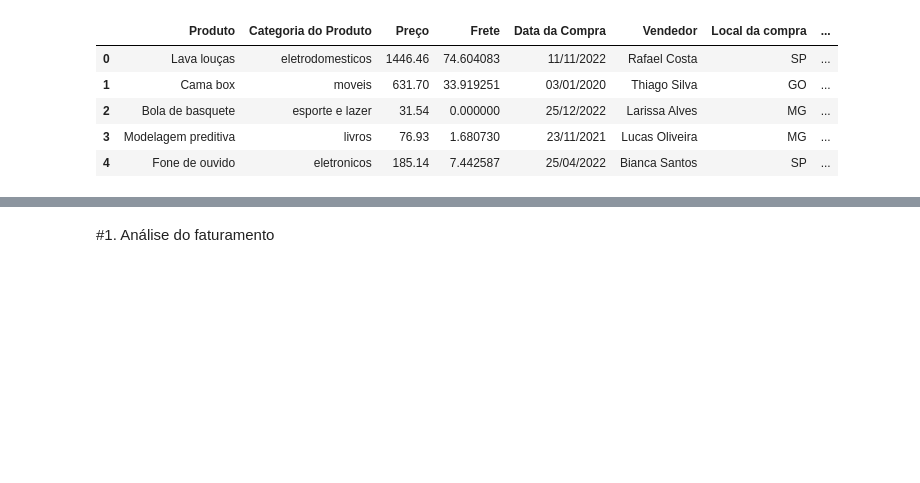
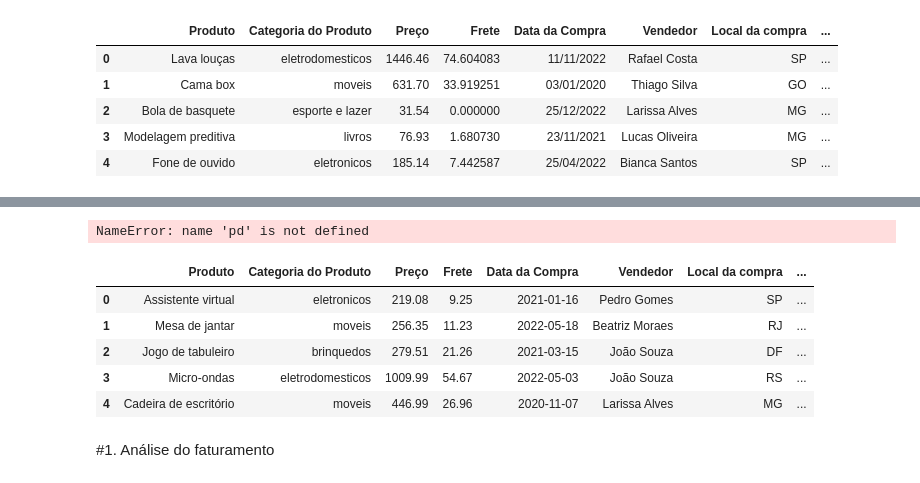
Before and after one commit to lidimoura/challenge1-data-science-Alura-Store, a Jupyter notebook: AluraStoreBrasil.ipynb, the cells around one changed output, grey strips where cells are left out. Saved outputs shown, nothing was run; the diff lists cells and outputs as text; code cells hidden in the pictures; blank space fills up the shorter version.

```diff
--- a/AluraStoreBrasil.ipynb
+++ b/AluraStoreBrasil.ipynb
@@ -52,0 +192,25 @@ loja4.head()
+# %%
+# Ajustando datas para que o pandas entenda que a coluna 'Data da Compra' é tempo, não texto e usando o dayfirst=True pra garantir o formato brasileiro que é Dia/Mês/Ano
+df['Data da Compra'] = pd.to_datetime(df['Data da Compra'], dayfirst=True)
+
+# Criando colunas temporais (para análises futuras) Isso permitirá responder: 'Qual loja vendeu mais no Natal?'
+df['Ano'] = df['Data da Compra'].dt.year
+df['Mes'] =  df['Data da Compra'].dt.month
+
+# Arredondado valores financeiros
+df[['Preço', 'Frete']] = df[['Preço', 'Frete']].round(2)
+
+# Verificação final
+df.info()
+# %% [output]
+NameError: name 'pd' is not defined
+# %%
+# Visualizando o dataframe após o tratamento de dados
+display(df.head())
+# %% [output]
+|  | Produto | Categoria do Produto | Preço | Frete | Data da Compra | Vendedor | Local da compra | ... |
+| 0 | Assistente virtual | eletronicos | 219.08 | 9.25 | 2021-01-16 | Pedro Gomes | SP | ... |
+| 1 | Mesa de jantar | moveis | 256.35 | 11.23 | 2022-05-18 | Beatriz Moraes | RJ | ... |
+| 2 | Jogo de tabuleiro | brinquedos | 279.51 | 21.26 | 2021-03-15 | João Souza | DF | ... |
+| 3 | Micro-ondas | eletrodomesticos | 1009.99 | 54.67 | 2022-05-03 | João Souza | RS | ... |
+| 4 | Cadeira de escritório | moveis | 446.99 | 26.96 | 2020-11-07 | Larissa Alves | MG | ... |
```
Also changed, not shown: parts of 10 cells of this notebook.
